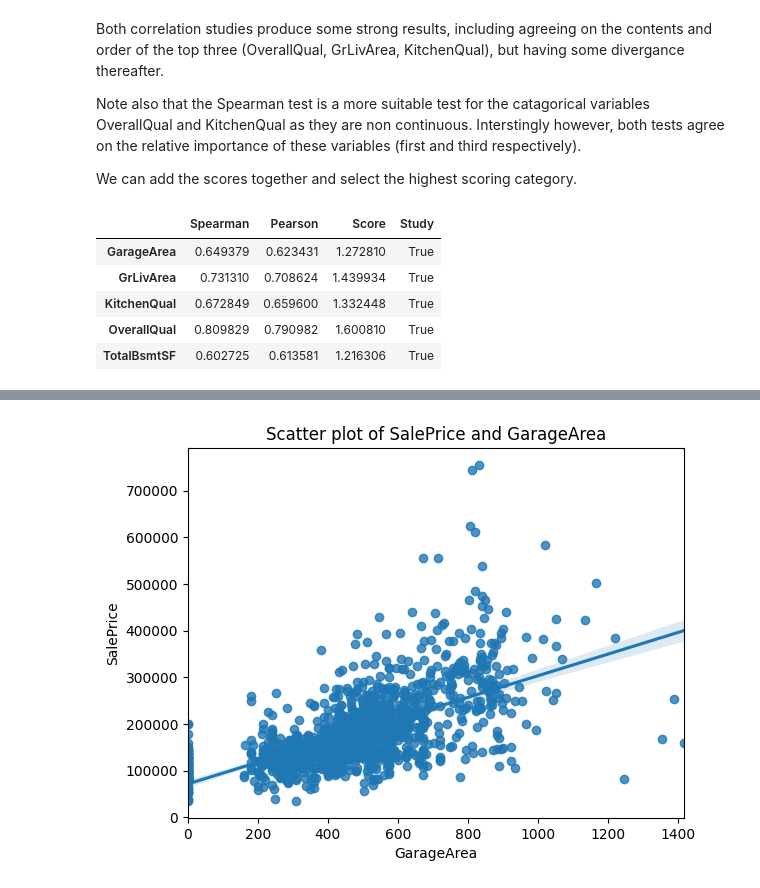
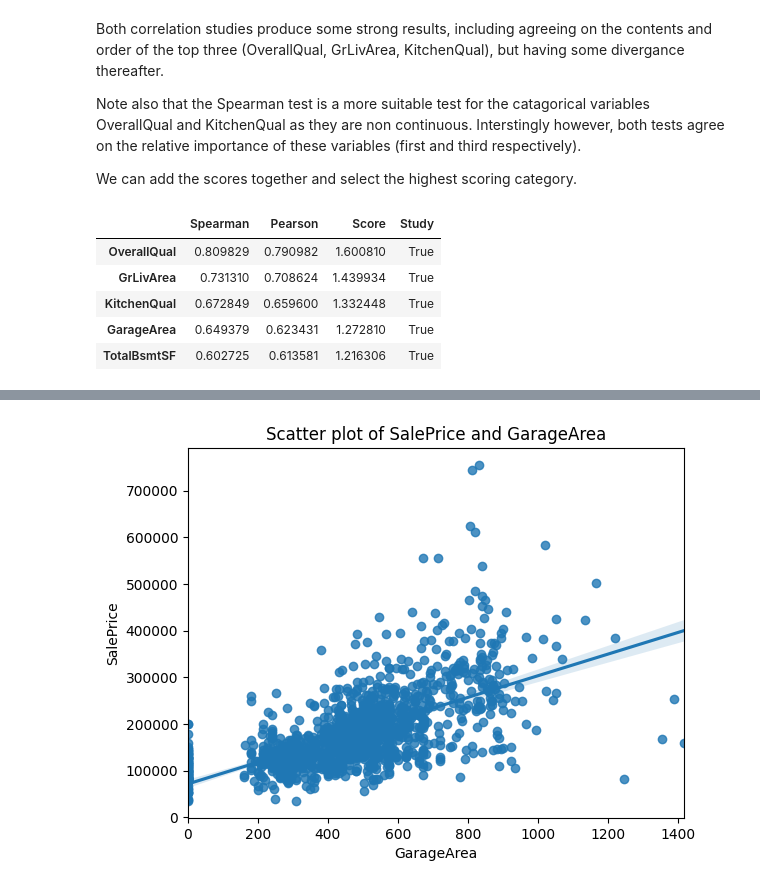
Before and after one commit to ewradcliffe/Heritage-Housing, a Jupyter notebook: jupyter_notebooks/PriceCorrelationStudy.ipynb, the cells around one changed output, grey strips where cells are left out. Saved outputs shown, nothing was run; the diff lists cells and outputs as text; code cells hidden in the pictures.

```diff
--- a/jupyter_notebooks/PriceCorrelationStudy.ipynb
+++ b/jupyter_notebooks/PriceCorrelationStudy.ipynb
@@ -213,20 +213,20 @@ We can add the scores together and select the highest scoring category.
 # %%
 correlation_list = corr_pearson + corr_spearman
 study_further = 1.2
 
 categories_to_study = {
     'Spearman': corr_spearman,
     'Pearson': corr_pearson,
     'Score': correlation_list.sort_values(ascending=False),
     'Study': correlation_list.sort_values(ascending=False) >= study_further
 }
 
 categories_to_study_df = pd.DataFrame.from_dict(categories_to_study).query(f'Study == True')
-categories_to_study_df
+categories_to_study_df.sort_values(by = 'Score', ascending = False)
 # %% [output]
 |  | Spearman | Pearson | Score | Study |
-| GarageArea | 0.649379 | 0.623431 | 1.272810 | True |
+| OverallQual | 0.809829 | 0.790982 | 1.600810 | True |
 | GrLivArea | 0.731310 | 0.708624 | 1.439934 | True |
 | KitchenQual | 0.672849 | 0.659600 | 1.332448 | True |
-| OverallQual | 0.809829 | 0.790982 | 1.600810 | True |
+| GarageArea | 0.649379 | 0.623431 | 1.272810 | True |
 | TotalBsmtSF | 0.602725 | 0.613581 | 1.216306 | True |
```
Also changed, not shown: parts of 4 cells of this notebook.
